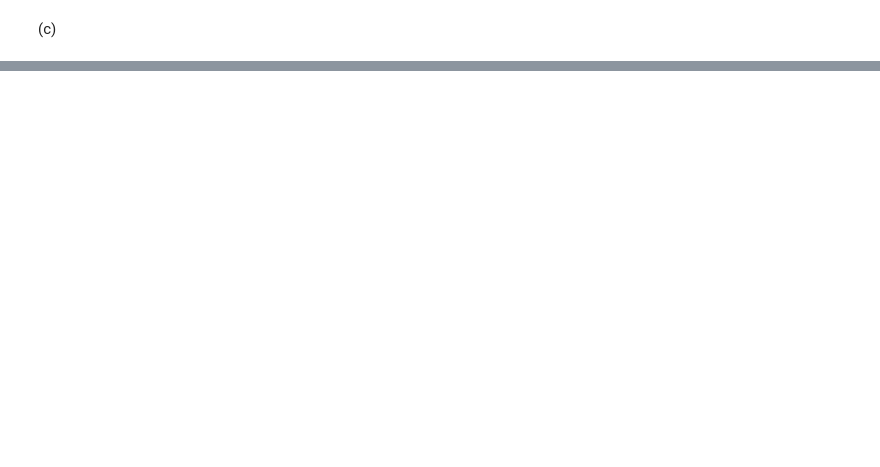
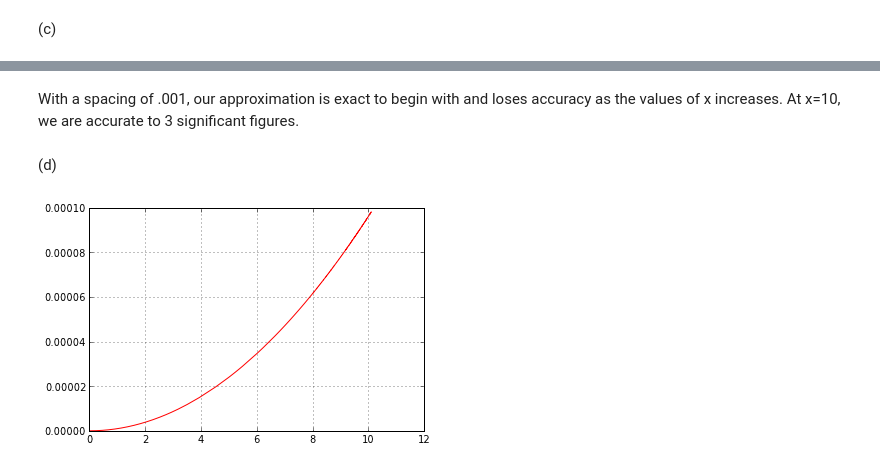
Before and after one commit to jdfreder/MCG, a Jupyter notebook: Week4/InterpAndDiffEx3.ipynb, the cells around one changed output, grey strips where cells are left out. Cells and saved outputs as stored; diff of their text form; code cells hidden in the pictures; blank space fills up the shorter version.

```diff
--- a/Week4/InterpAndDiffEx3.ipynb
+++ b/Week4/InterpAndDiffEx3.ipynb
@@ -90,0 +98,11 @@ We can tell our finiteDifference function is working because our approximate dif
+# %% [markdown]
+With a spacing of .001, our approximation is exact to begin with and loses accuracy as the values of x increases. At x=10, we are accurate to 3 significant figures.
+# %% [markdown]
+(d)
+# %%
+x=arange(0,10.1,.00031)
+y=x**5
+plot(x[:-1],(-5*x**4 + finiteDifference(x,y))[:-1],'r')
+grid(True)
+# %% [output]
+[figure, added]
```
Also changed, not shown: parts of 10 cells of this notebook.
